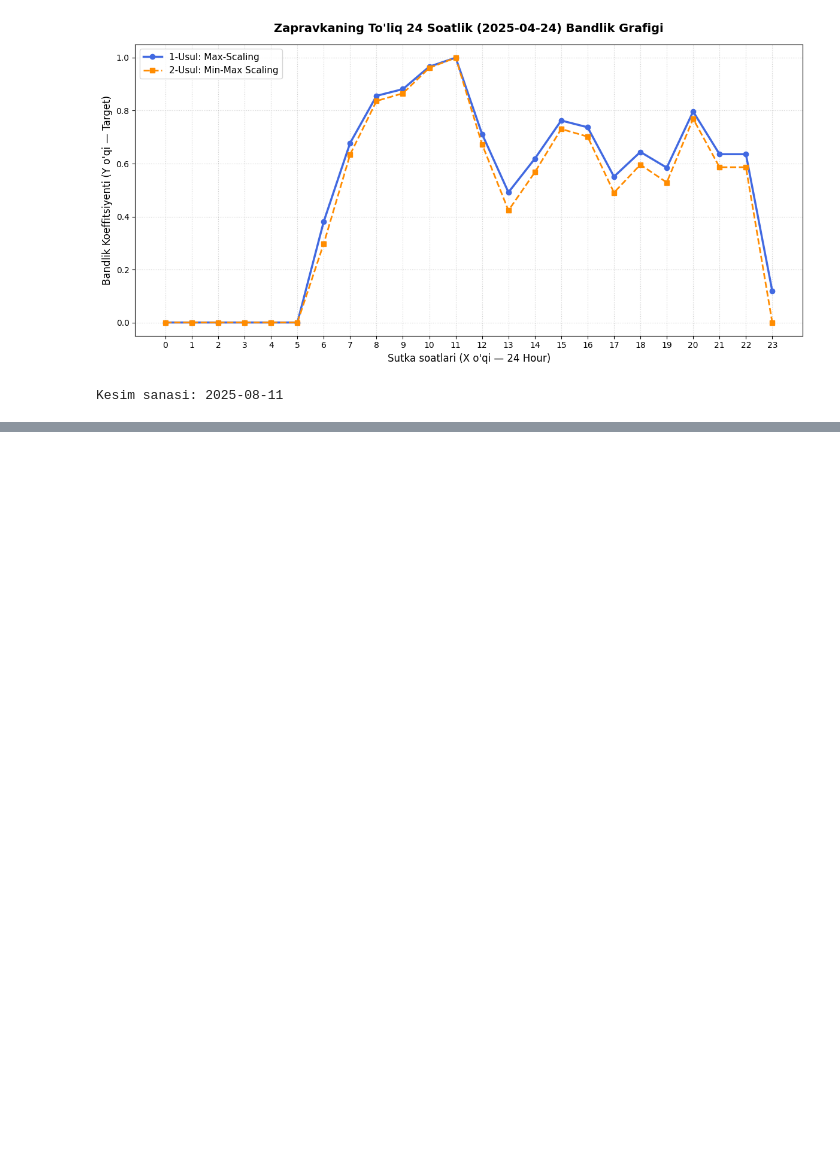
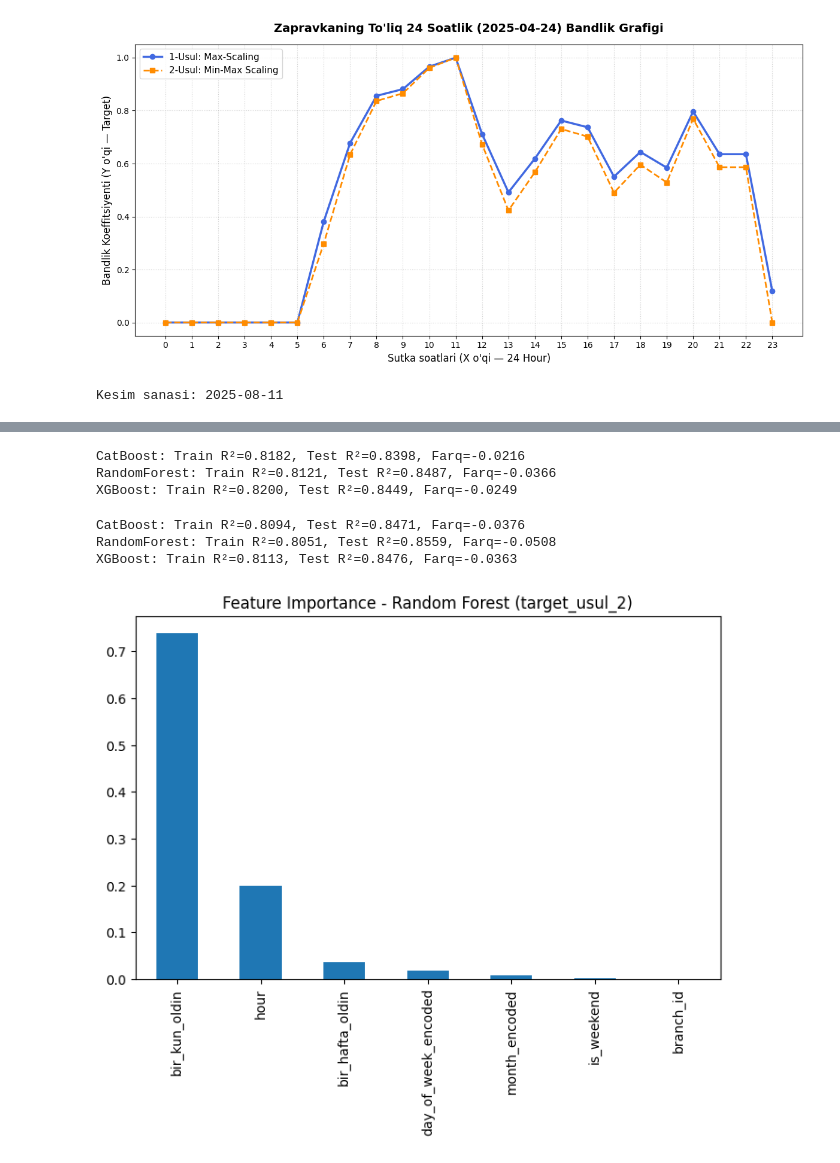
Before and after one commit to rayhon-dev/gas-stations-analytics, a Jupyter notebook: notebooks/eda_file1.ipynb, the cells around one changed output, grey strips where cells are left out. Saved outputs shown, nothing was run; the diff lists cells and outputs as text; code cells hidden in the pictures; blank space fills up the shorter version.

```diff
--- a/notebooks/eda_file1.ipynb
+++ b/notebooks/eda_file1.ipynb
@@ -1057,13 +1083,12 @@ plt.show()
 # %% [output]
 [figure]
 # %%
-X = dataset[['branch_id', 'month_encoded', 'day_of_week_encoded', 'hour']]
+dataset['is_weekend'] = dataset['day_of_week_encoded'].isin([5, 6]).astype(int)
+
+X = dataset[['branch_id', 'month_encoded', 'day_of_week_encoded', 'hour', 'is_weekend',
+             'bir_kun_oldin', 'bir_hafta_oldin']]
+y_1 = dataset['target_usul_1']
+y_2 = dataset['target_usul_2']
-# %%
-dataset['is_weekend'] = dataset['day_of_week_encoded'].isin([5, 6]).astype(int)
-
-X = dataset[['branch_id', 'month_encoded', 'day_of_week_encoded', 'hour', 'is_weekend']]
-y_1 = dataset['target_usul_1']
-y_2 = dataset['target_usul_2']
 # %%
 barcha_sanalar = sorted(hourly_data['date_only'].unique())
 kesim_indeks = int(len(barcha_sanalar) * 0.8)
@@ -1088,0 +1114,12 @@ X_test: (779, 5)
+# %%
+cat_features = ['branch_id', 'day_of_week_encoded', 'is_weekend']
+
+# Target 1
+cat_model_1 = CatBoostRegressor(iterations=78, depth=6, learning_rate=0.1, random_seed=42, verbose=False)
+cat_model_1.fit(X_train, y1_train, cat_features=cat_features)
+
+rf_model_1 = RandomForestRegressor(n_estimators=400, max_depth=6, random_state=42)
+rf_model_1.fit(X_train, y1_train)
+
+xgb_model_1 = XGBRegressor(n_estimators=80, max_depth=3, learning_rate=0.1, random_state=42)
+xgb_model_1.fit(X_train, y1_train)
@@ -1088,0 +1138,10 @@ X_test: (779, 5)
+# %%
+# Target 2
+cat_model_2 = CatBoostRegressor(iterations=91, depth=6, learning_rate=0.1, random_seed=42, verbose=False)
+cat_model_2.fit(X_train, y2_train, cat_features=cat_features)
+
+rf_model_2 = RandomForestRegressor(n_estimators=400, max_depth=6, random_state=42)
+rf_model_2.fit(X_train, y2_train)
+
+xgb_model_2 = XGBRegressor(n_estimators=98, max_depth=3, learning_rate=0.1, random_state=42)
+xgb_model_2.fit(X_train, y2_train)
@@ -1088,0 +1198,30 @@ X_test: (779, 5)
+# %%
+# Target 1
+for name, model in [('CatBoost', cat_model_1), ('RandomForest', rf_model_1), ('XGBoost', xgb_model_1)]:
+    train_preds = model.predict(X_train)
+    test_preds = model.predict(X_test)
+    train_r1 = r2_score(y1_train, train_preds)
+    test_r1 = r2_score(y1_test, test_preds)
+    print(f"{name}: Train R²={train_r1:.4f}, Test R²={test_r1:.4f}, Farq={train_r1-test_r1:.4f}")
+# %% [output]
+CatBoost: Train R²=0.8182, Test R²=0.8398, Farq=-0.0216
+RandomForest: Train R²=0.8121, Test R²=0.8487, Farq=-0.0366
+XGBoost: Train R²=0.8200, Test R²=0.8449, Farq=-0.0249
+# %%
+# Target 2
+for name, model in [('CatBoost', cat_model_2), ('RandomForest', rf_model_2), ('XGBoost', xgb_model_2)]:
+    train_preds = model.predict(X_train)
+    test_preds = model.predict(X_test)
+    train_r2 = r2_score(y2_train, train_preds)
+    test_r2 = r2_score(y2_test, test_preds)
+    print(f"{name}: Train R²={train_r2:.4f}, Test R²={test_r2:.4f}, Farq={train_r2-test_r2:.4f}")
+# %% [output]
+CatBoost: Train R²=0.8094, Test R²=0.8471, Farq=-0.0376
+RandomForest: Train R²=0.8051, Test R²=0.8559, Farq=-0.0508
+XGBoost: Train R²=0.8113, Test R²=0.8476, Farq=-0.0363
+# %%
+importances = pd.Series(rf_model_2.feature_importances_, index=X_train.columns).sort_values(ascending=False)
+importances.plot(kind='bar', figsize=(8,5), title='Feature Importance - Random Forest (target_usul_2)')
+plt.show()
+# %% [output]
+[figure, added]
```
Also changed, not shown: parts of 20 cells of this notebook, 6 other files.
